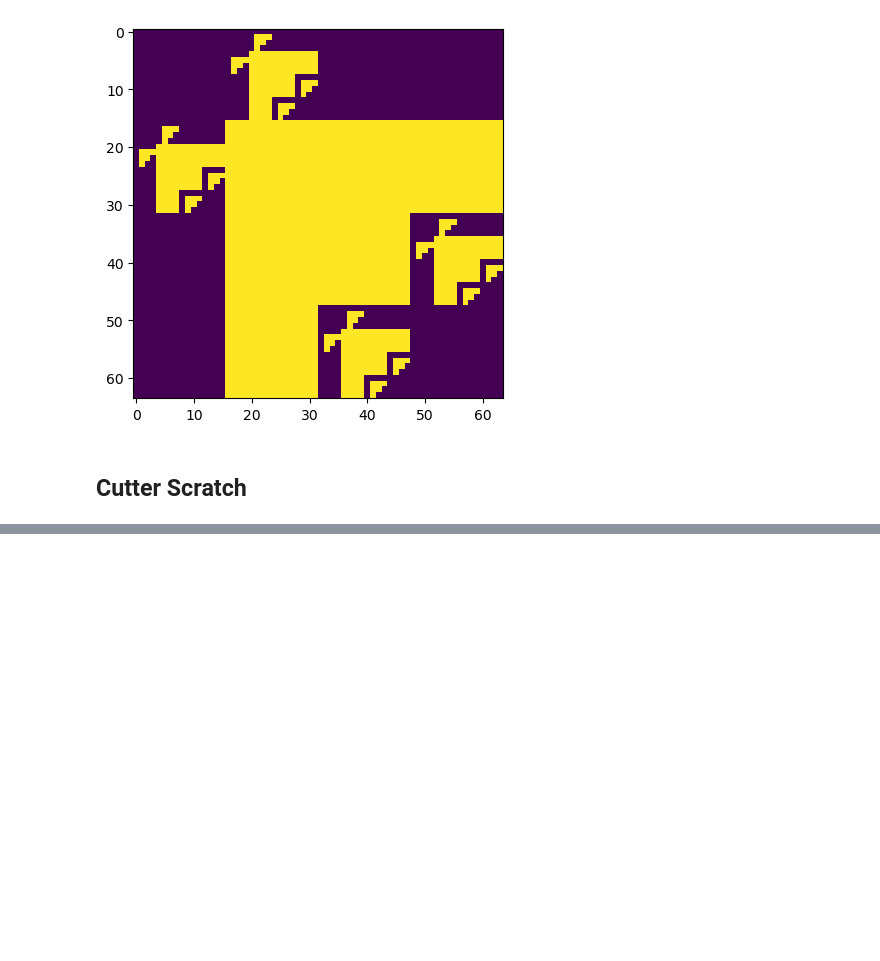
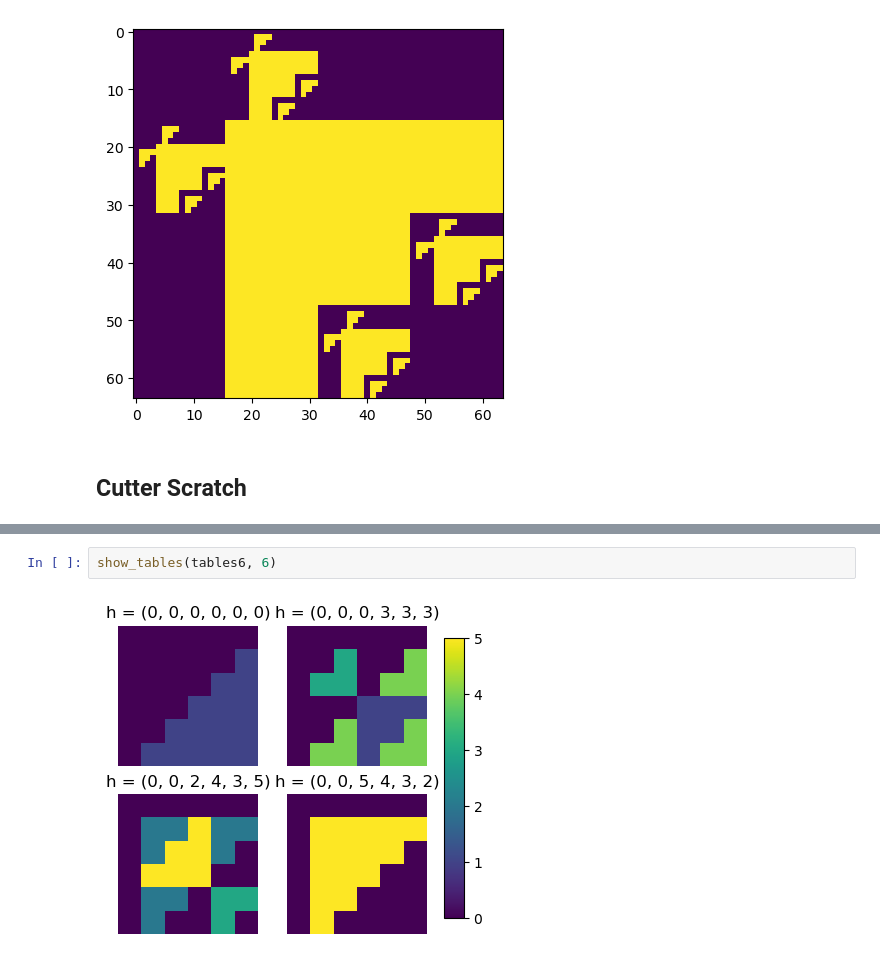
Before and after one commit to cutterdawes/BaseAddition, a Jupyter notebook: carry_tables.ipynb, the cells around one changed output, grey strips where cells are left out. Cells and saved outputs as stored; diff of their text form; blank space fills up the shorter version.

```diff
--- a/carry_tables.ipynb
+++ b/carry_tables.ipynb
@@ -221,0 +208,4 @@ Try 6 and 12
+# %%
+show_tables(tables6, 6)
+# %% [output]
+[figure, added]
```
Also changed, not shown: parts of 27 cells of this notebook.
